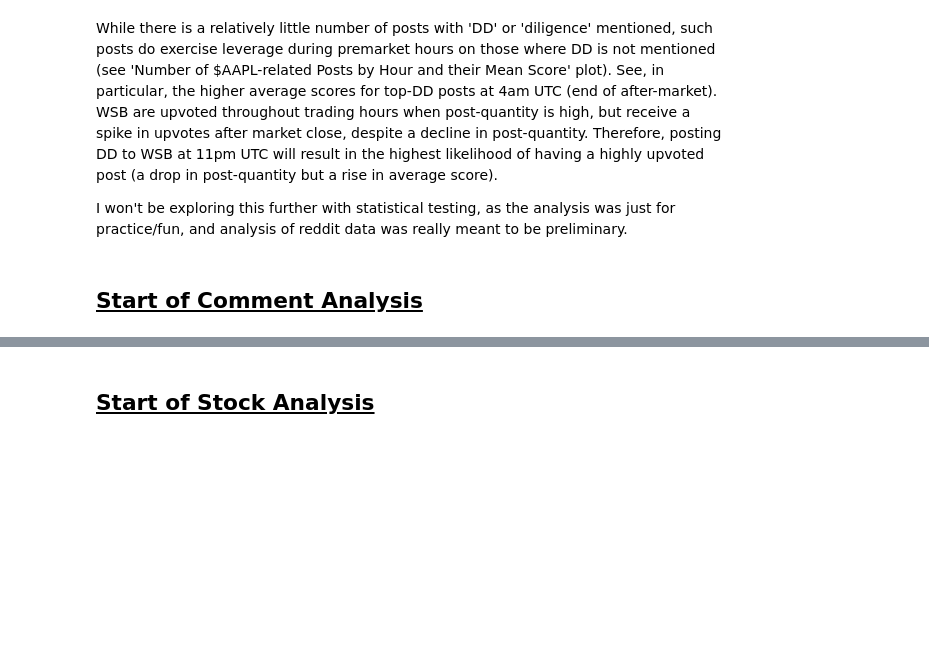
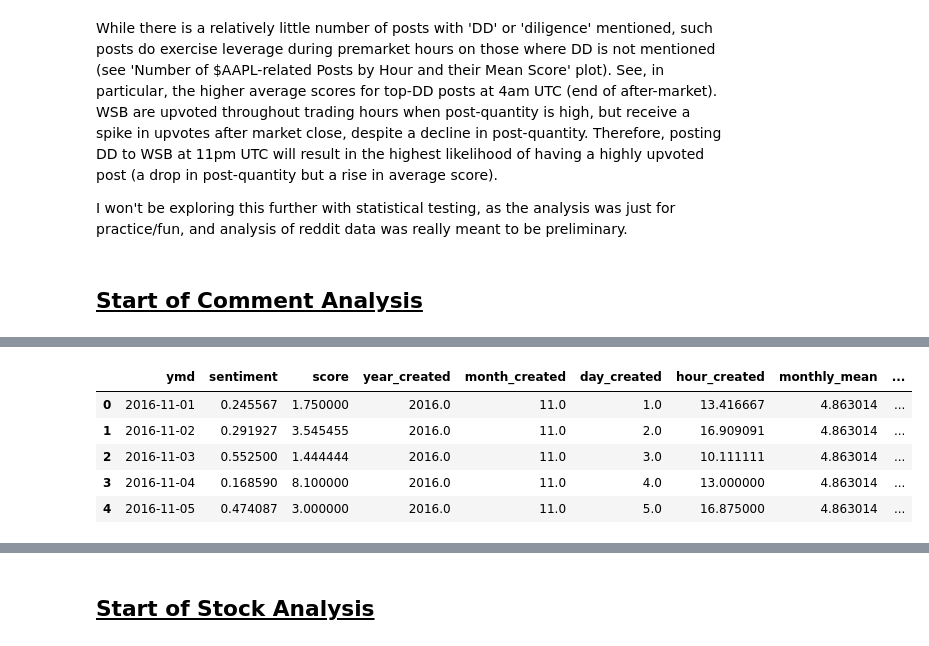
Before and after one commit to JackIHill/DataAnalytics, a Jupyter notebook: Independent/AAPL Analysis/AAPL Stock+Reddit Analysis.ipynb, the cells around one changed output, grey strips where cells are left out. Drawn from its saved outputs; the diff is of its cells as text; code cells hidden in the pictures; blank space fills up the shorter version.

Commit message:
formatting (sentiment df creation cell)

```diff
--- a/Independent/AAPL Analysis/AAPL Stock+Reddit Analysis.ipynb
+++ b/Independent/AAPL Analysis/AAPL Stock+Reddit Analysis.ipynb
@@ -523,11 +540,22 @@ monthly_comm_scores.head()
 # %%
 monthly_comm_scores['ymd'] = monthly_comm_scores['date_created'].dt.strftime('%Y-%m-%d')
 # %%
-sentiment = monthly_comm_scores[clean_comms['sentiment'].notna()]
+sentiment = (
+    monthly_comm_scores[clean_comms['sentiment'].notna()]
+    .groupby('ymd')
+    .mean()
+    .reset_index()
+    )
 
-sentiment = sentiment.groupby('ymd').mean().reset_index()
 sentiment_mean = sentiment.groupby('year_created')['sentiment'].mean().reset_index()
 sentiment.head()
+# %% [output]
+|  | ymd | sentiment | score | year_created | month_created | day_created | hour_created | monthly_mean | ... |
+| 0 | 2016-11-01 | 0.245567 | 1.750000 | 2016.0 | 11.0 | 1.0 | 13.416667 | 4.863014 | ... |
+| 1 | 2016-11-02 | 0.291927 | 3.545455 | 2016.0 | 11.0 | 2.0 | 16.909091 | 4.863014 | ... |
+| 2 | 2016-11-03 | 0.552500 | 1.444444 | 2016.0 | 11.0 | 3.0 | 10.111111 | 4.863014 | ... |
+| 3 | 2016-11-04 | 0.168590 | 8.100000 | 2016.0 | 11.0 | 4.0 | 13.000000 | 4.863014 | ... |
+| 4 | 2016-11-05 | 0.474087 | 3.000000 | 2016.0 | 11.0 | 5.0 | 16.875000 | 4.863014 | ... |
 # %%
 from matplotlib.colors import BoundaryNorm
 
```
Also changed, not shown: parts of 15 cells of this notebook.
